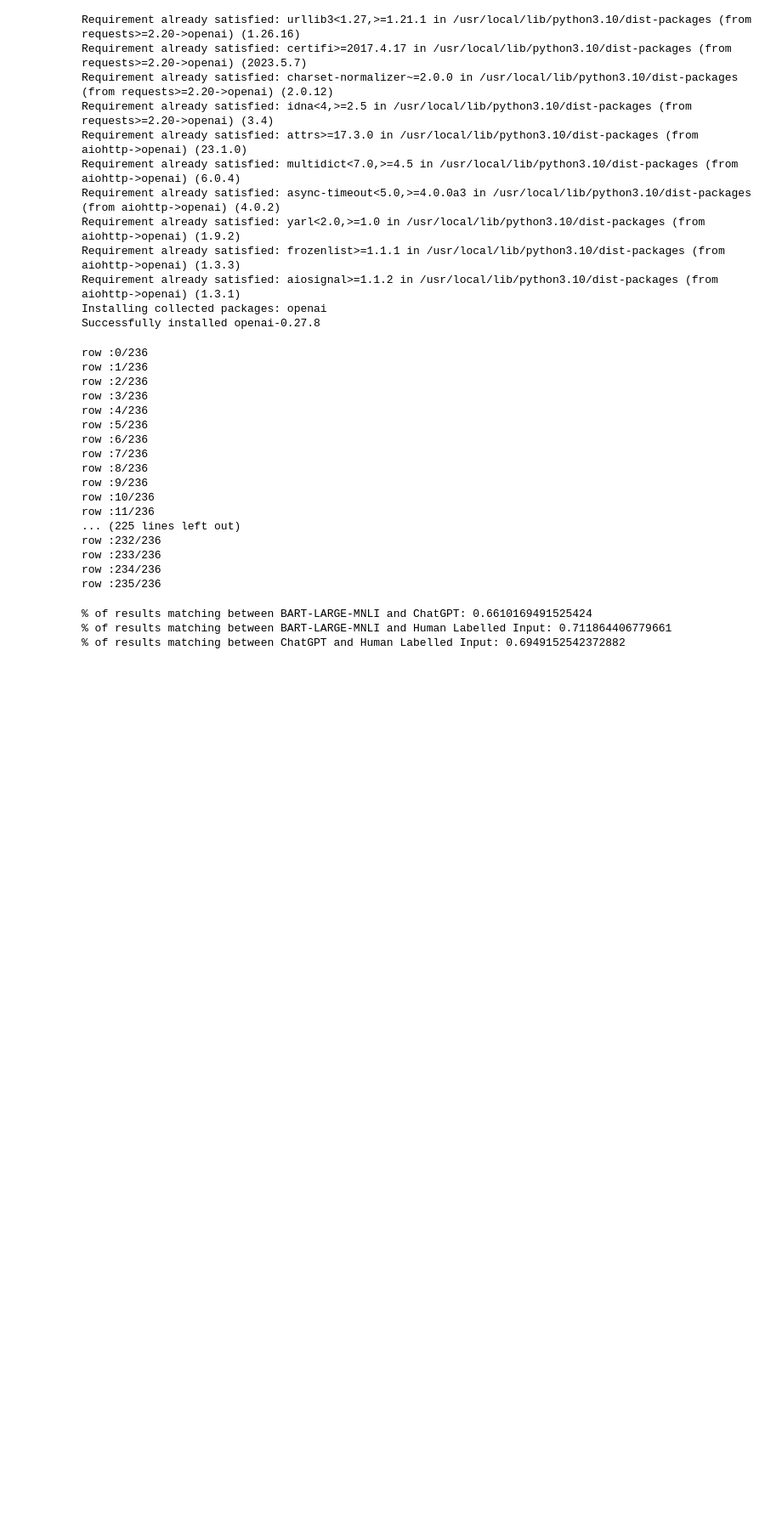
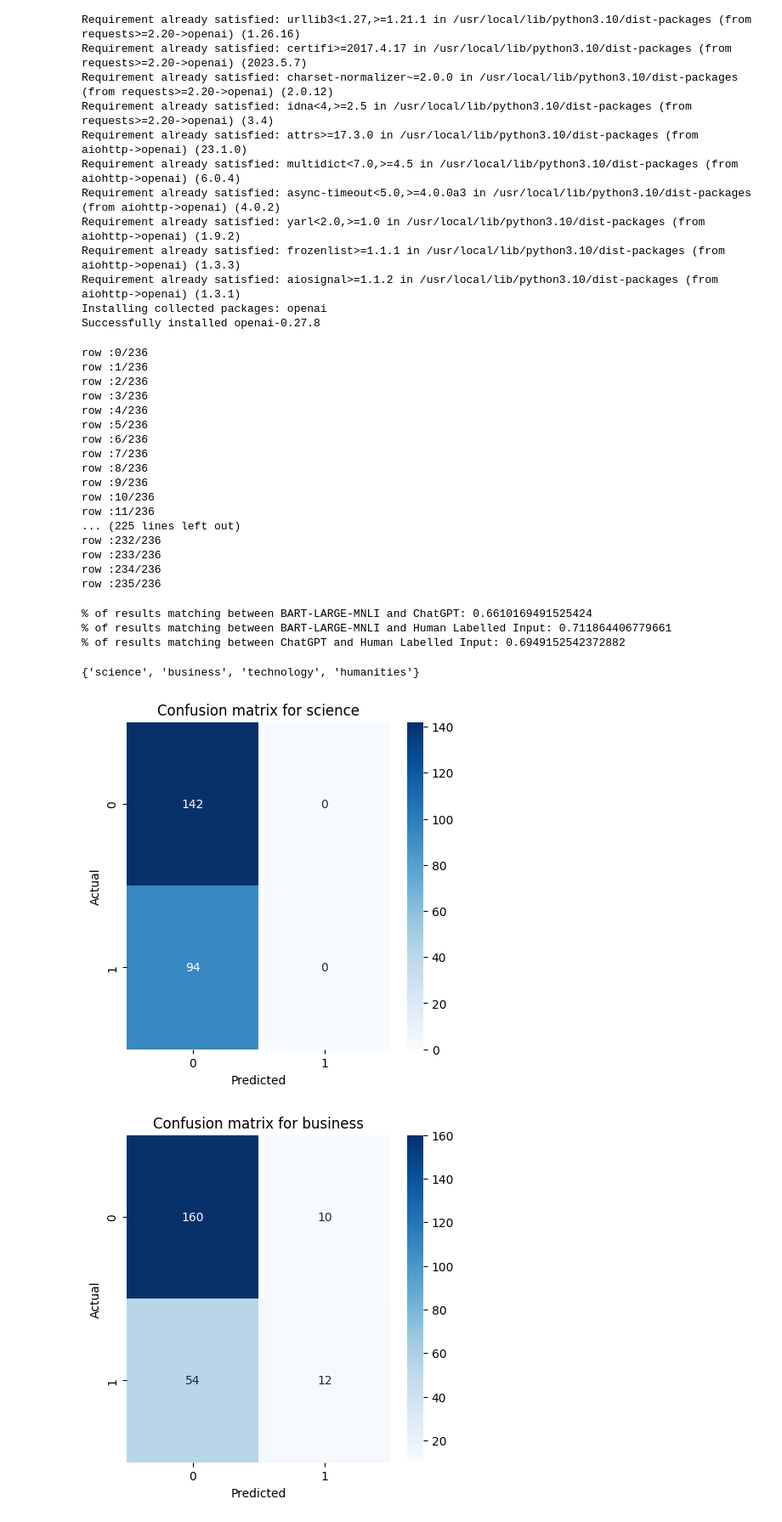
Before and after one commit to sheldor07/Essay-Evaluator-Research-Assistantship, a Jupyter notebook: topic_classification_baseline.ipynb, the cells around one changed output. Shown at 85% size. Drawn from its saved outputs; the diff is of its cells as text; code cells hidden in the pictures; blank space fills up the shorter version.

Commit message:
Added confusion matrix for both chatgpt and bart output

```diff
--- a/topic_classification_baseline.ipynb
+++ b/topic_classification_baseline.ipynb
@@ -202,3 +202,33 @@ print("% of results matching between ChatGPT and Human Labelled Input:", gpt_to_
 % of results matching between BART-LARGE-MNLI and ChatGPT: 0.6610169491525424
 % of results matching between BART-LARGE-MNLI and Human Labelled Input: 0.711864406779661
 % of results matching between ChatGPT and Human Labelled Input: 0.6949152542372882
+# %%
+
+from sklearn.metrics import confusion_matrix
+import seaborn as sns
+import matplotlib.pyplot as plt
+
+# Assuming df is your DataFrame and it has 'terms' and 'Max_label' columns
+
+# Create a set of all unique labels in 'terms' and 'Max_label'
+all_labels =set(['technology','science','humanities','business'])
+print(all_labels)
+
+# Create a new column for each label
+for label in all_labels:
+    df[label] = df['Max_Label'] == label
+
+# Now create confusion matrix for each label
+for label in all_labels:
+    df['true'] = df['terms'].apply(lambda x: label in x)
+    cm = confusion_matrix(df['true'], df[label])
+    plt.figure(figsize=(5, 5))
+    sns.heatmap(cm, annot=True, fmt='d', cmap='Blues')
+    plt.title(f'Confusion matrix for {label}')
+    plt.xlabel('Predicted')
+    plt.ylabel('Actual')
+    plt.show()
+# %% [output]
+{'science', 'business', 'technology', 'humanities'}
+[figure, added]
+[figure, added]
```
Also changed, not shown: parts of 2 cells of this notebook.
